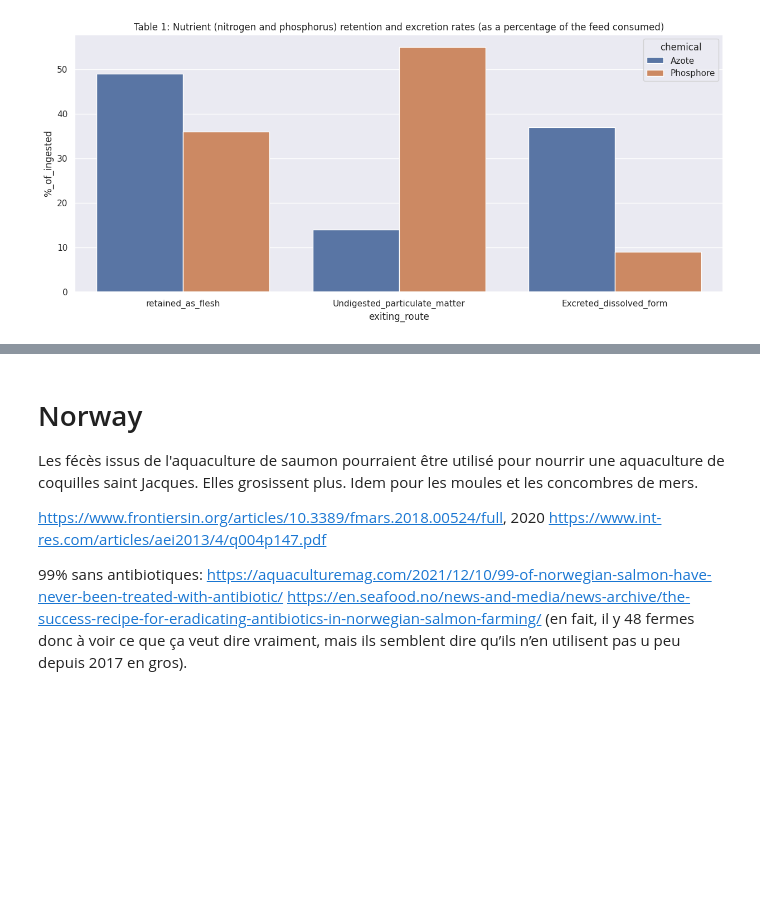
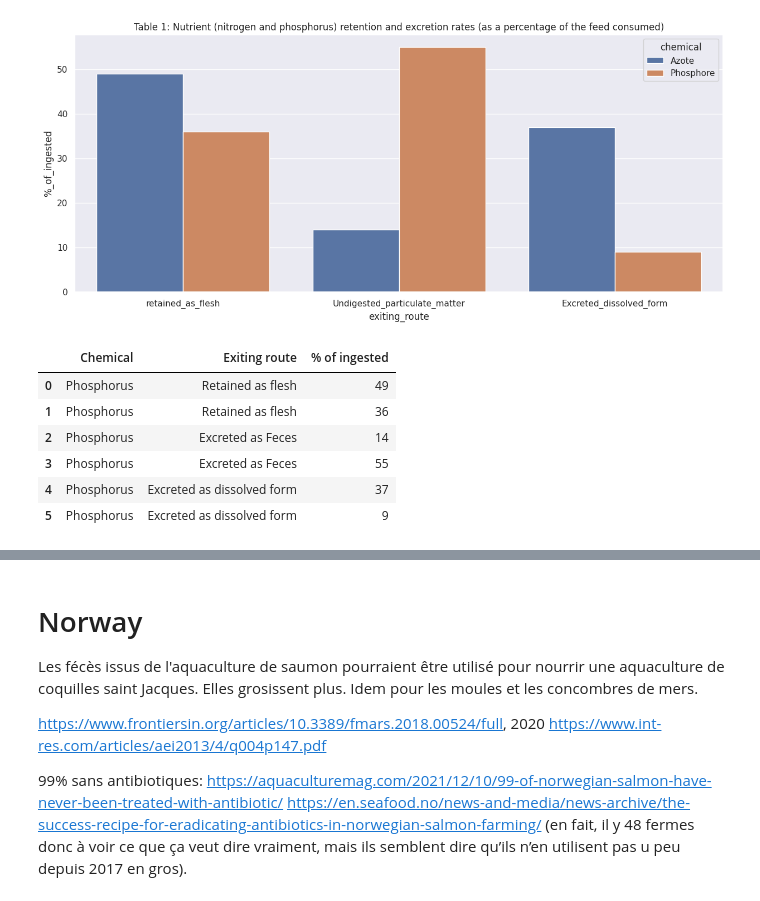
Before and after one commit to kumquat42/202402_MB_Data4Good_PinkBombs, a Jupyter notebook: 20240320_RejetPolluants.ipynb, the cells around one changed output, grey strips where cells are left out. Drawn from its saved outputs; the diff is of its cells as text; code cells hidden in the pictures; blank space fills up the shorter version.

```diff
--- a/20240320_RejetPolluants.ipynb
+++ b/20240320_RejetPolluants.ipynb
@@ -30,9 +30,23 @@ Coupler l'auquacuture de saumons avec l'aquaculture de d'autres epsèces qui se
 Azote is toxic (Ammonia), Phosphore participe à l'eutrophisation des fonds marins -> modification de la faune et la flore.*
 # %%
 # Table 1: Nutrient (nitrogen and phosphorus) retention and excretion rates (as a percentage of the feed consumed). Modified from Piedrahita 2003.
-table1_data = pd.read_csv('./Pollution_rejectants/Data/N_P_retained_excreted.csv', header=0, decimal = ',')
+table1_data = pd.read_csv('./Pollution_rejectants/Data/Table1_N_P_retained_excreted.csv', header=0, decimal = ',')
+
+
 
 sns.set(rc={"figure.figsize":(15, 6)}) #width=*15, height=6
 table1 = sns.barplot(table1_data, x = 'exiting_route', y = '%_of_ingested', hue='chemical').set(title='Table 1: Nutrient (nitrogen and phosphorus) retention and excretion rates (as a percentage of the feed consumed)')
 # %% [output]
 [figure]
+# %%
+
+
+table1_data
+# %% [output]
+|  | Chemical | Exiting route | % of ingested |
+| 0 | Phosphorus | Retained as flesh | 49 |
+| 1 | Phosphorus | Retained as flesh | 36 |
+| 2 | Phosphorus | Excreted as Feces | 14 |
+| 3 | Phosphorus | Excreted as Feces | 55 |
+| 4 | Phosphorus | Excreted as dissolved form | 37 |
+| 5 | Phosphorus | Excreted as dissolved form | 9 |
```
Also changed, not shown: parts of 4 cells of this notebook.
